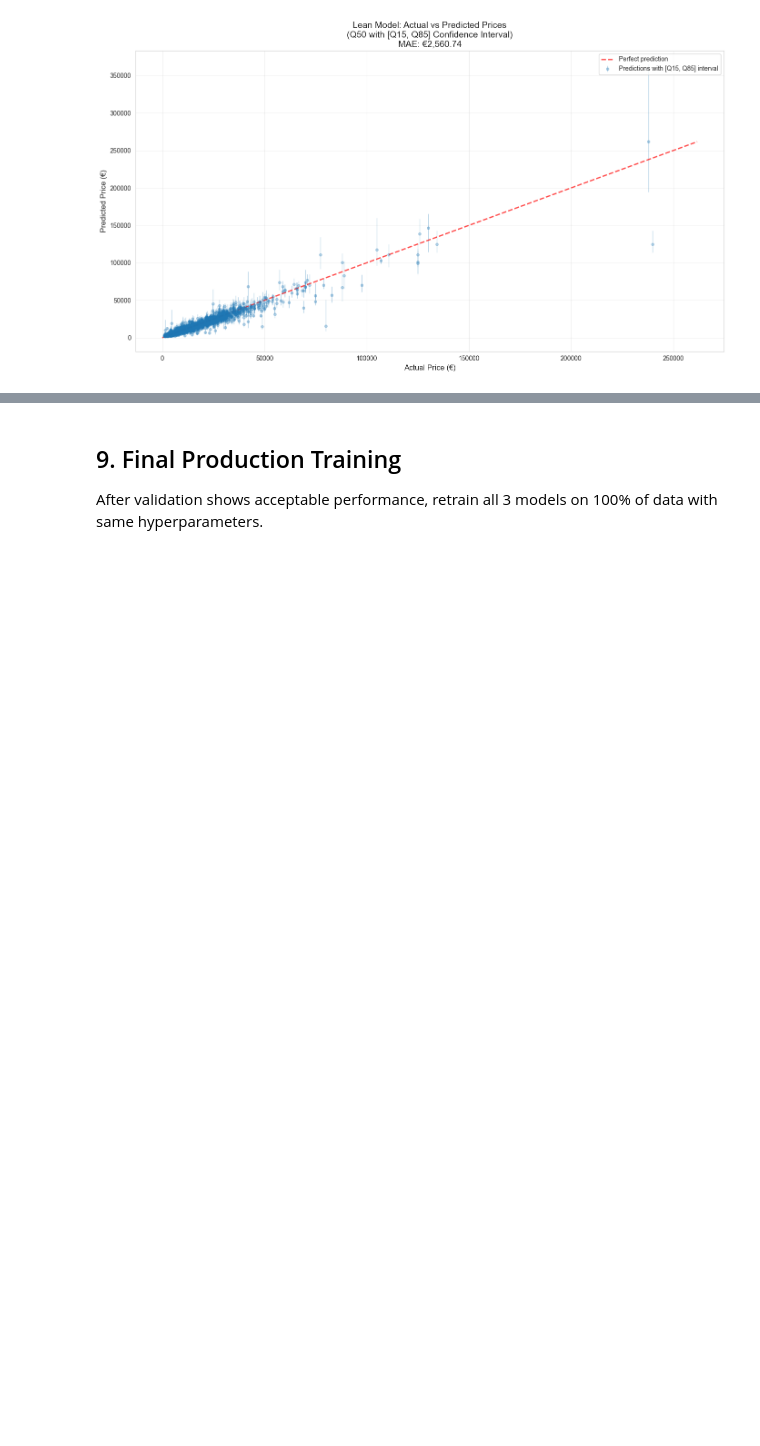
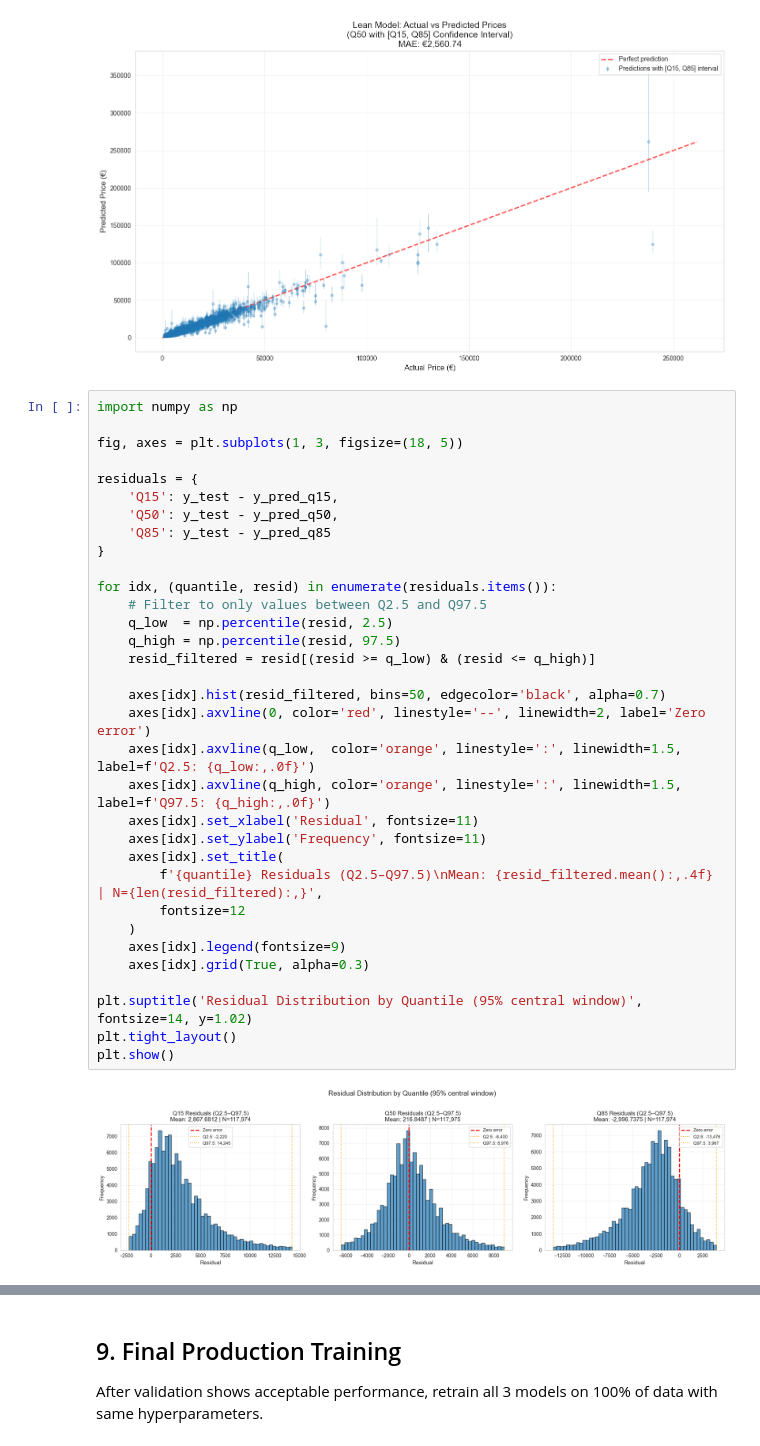
Before and after one commit to brunothefirst/car_price_prediction, a Jupyter notebook: notebooks/06_lean_model_training.ipynb, the cells around one changed output, grey strips where cells are left out. Cells and saved outputs as stored; diff of their text form; blank space fills up the shorter version.

```diff
--- a/notebooks/06_lean_model_training.ipynb
+++ b/notebooks/06_lean_model_training.ipynb
@@ -1627,3 +1627,38 @@ plt.show();
 # %% [output]
 Showing 2,000 sampled predictions from 124,184 test samples
 [figure]
+# %%
+import numpy as np
+
+fig, axes = plt.subplots(1, 3, figsize=(18, 5))
+
+residuals = {
+    'Q15': y_test - y_pred_q15,
+    'Q50': y_test - y_pred_q50,
+    'Q85': y_test - y_pred_q85
+}
+
+for idx, (quantile, resid) in enumerate(residuals.items()):
+    # Filter to only values between Q2.5 and Q97.5
+    q_low  = np.percentile(resid, 2.5)
+    q_high = np.percentile(resid, 97.5)
+    resid_filtered = resid[(resid >= q_low) & (resid <= q_high)]
+
+    axes[idx].hist(resid_filtered, bins=50, edgecolor='black', alpha=0.7)
+    axes[idx].axvline(0, color='red', linestyle='--', linewidth=2, label='Zero error')
+    axes[idx].axvline(q_low,  color='orange', linestyle=':', linewidth=1.5, label=f'Q2.5: {q_low:,.0f}')
+    axes[idx].axvline(q_high, color='orange', linestyle=':', linewidth=1.5, label=f'Q97.5: {q_high:,.0f}')
+    axes[idx].set_xlabel('Residual', fontsize=11)
+    axes[idx].set_ylabel('Frequency', fontsize=11)
+    axes[idx].set_title(
+        f'{quantile} Residuals (Q2.5–Q97.5)\nMean: {resid_filtered.mean():,.4f} | N={len(resid_filtered):,}',
+        fontsize=12
+    )
+    axes[idx].legend(fontsize=9)
+    axes[idx].grid(True, alpha=0.3)
+
+plt.suptitle('Residual Distribution by Quantile (95% central window)', fontsize=14, y=1.02)
+plt.tight_layout()
+plt.show()
+# %% [output]
+[figure, added]
```
Also changed, not shown: parts of 10 cells of this notebook, 5 other files.
